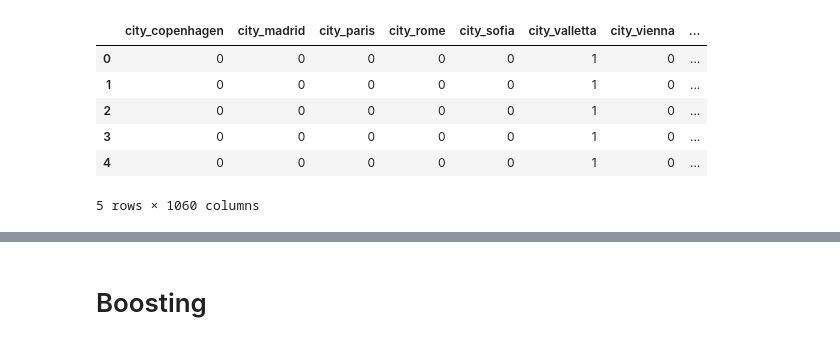
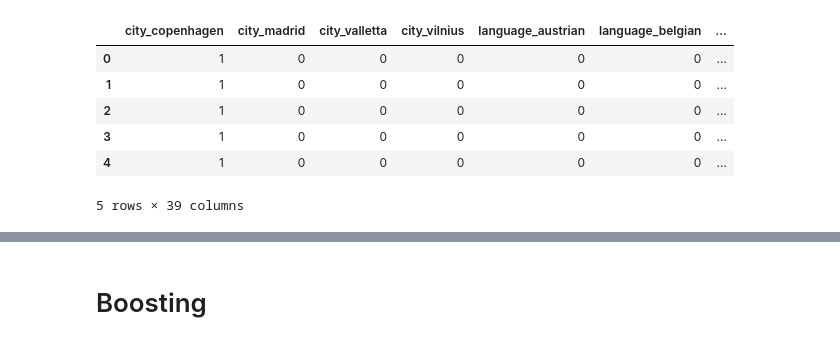
Before and after one commit to Novly57/IA_Framework_DefiIA, a Jupyter notebook: analysis/dataAnalysis.ipynb, the cells around one changed output, grey strips where cells are left out. Cells and saved outputs as stored; diff of their text form; code cells hidden in the pictures.

```diff
--- a/analysis/dataAnalysis.ipynb
+++ b/analysis/dataAnalysis.ipynb
@@ -145,5 +132,5 @@ if _prints :
 # %%
-transfo = False
+transfo = True
 if transfo :
     data['SRprice'] = data['price'].map(lambda x: x**(1/3))
 # %%
@@ -200,3 +198,9 @@ del dataDum_test['children_policy_0']
+# %%
+dataDum = pd.get_dummies(data[colQL])
+
+# on Test Set
+
+dataDum_test = pd.get_dummies(data_test[colQL])
 # %%
 for i in dataDum.columns:
     if i not in dataDum_test.columns:
@@ -229,18 +229,21 @@ dataDum.head()
 # %%
-dataQt = data[colQT[:-1]]
-dataQt_test = data_test[colQT[:-1]]
+dataQT = data[colQT[:-1]]
+dataQT_test = data_test[colQT[:-1]]
+# %%
+dataBool = data[colBool]
+dataBool_test = data_test[colBool]
 # %%
-df = pd.concat([dataDum,dataQt],axis=1)
-df_test = pd.concat([dataDum_test,dataQt_test],axis=1)
+df = pd.concat([dataDum,dataQT, dataBool],axis=1)
+df_test = pd.concat([dataDum_test,dataQT_test, dataBool_test],axis=1)
 df.head()
 # %% [output]
-|  | city_copenhagen | city_madrid | city_paris | city_rome | city_sofia | city_valletta | city_vienna | ... |
-| 0 | 0 | 0 | 0 | 0 | 0 | 1 | 0 | ... |
-| 1 | 0 | 0 | 0 | 0 | 0 | 1 | 0 | ... |
-| 2 | 0 | 0 | 0 | 0 | 0 | 1 | 0 | ... |
-| 3 | 0 | 0 | 0 | 0 | 0 | 1 | 0 | ... |
-| 4 | 0 | 0 | 0 | 0 | 0 | 1 | 0 | ... |
+|  | city_copenhagen | city_madrid | city_valletta | city_vilnius | language_austrian | language_belgian | ... |
+| 0 | 1 | 0 | 0 | 0 | 0 | 0 | ... |
+| 1 | 1 | 0 | 0 | 0 | 0 | 0 | ... |
+| 2 | 1 | 0 | 0 | 0 | 0 | 0 | ... |
+| 3 | 1 | 0 | 0 | 0 | 0 | 0 | ... |
+| 4 | 1 | 0 | 0 | 0 | 0 | 0 | ... |
-5 rows × 1060 columns
+5 rows × 39 columns
 # %%
 df_test.head()
 # %% [output]
```
Also changed, not shown: parts of 34 cells of this notebook, 2 other files.
